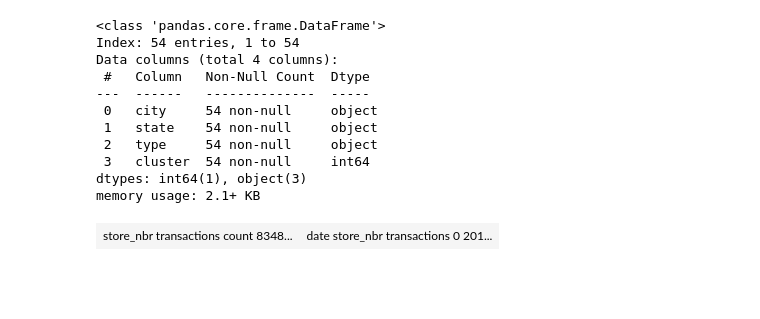
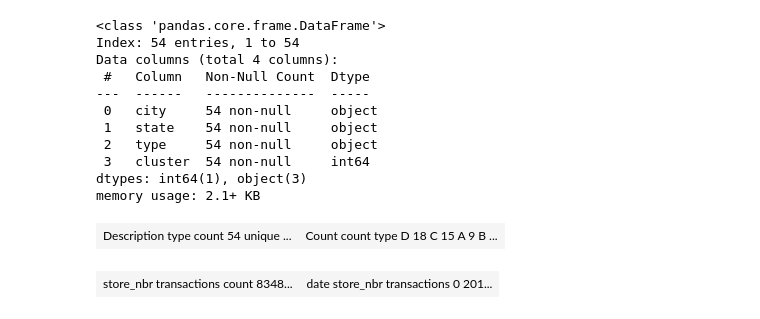
Before and after one commit to ZuoLoL21/KaggleSubmissions, a Jupyter notebook: projects/4-store-sales-time-series-forecasting/analyse_data_given.ipynb, the cells around one changed output. Saved outputs shown, nothing was run; the diff lists cells and outputs as text; code cells hidden in the pictures; blank space fills up the shorter version.

```diff
--- a/projects/4-store-sales-time-series-forecasting/analyse_data_given.ipynb
+++ b/projects/4-store-sales-time-series-forecasting/analyse_data_given.ipynb
@@ -101,6 +101,10 @@ Data columns (total 4 columns):
  3   cluster  54 non-null     int64
 dtypes: int64(1), object(3)
 memory usage: 2.1+ KB
+# %%
+describe_categorical_series(stores_df["type"])
+# %% [output]
+| Description type count 54 unique ... | Count count type D 18 C 15 A 9 B ... |
 # %%
 df_info(transactions_df)
 # %% [output]
```
Also changed, not shown: parts of 4 cells of this notebook, 1 other file.
